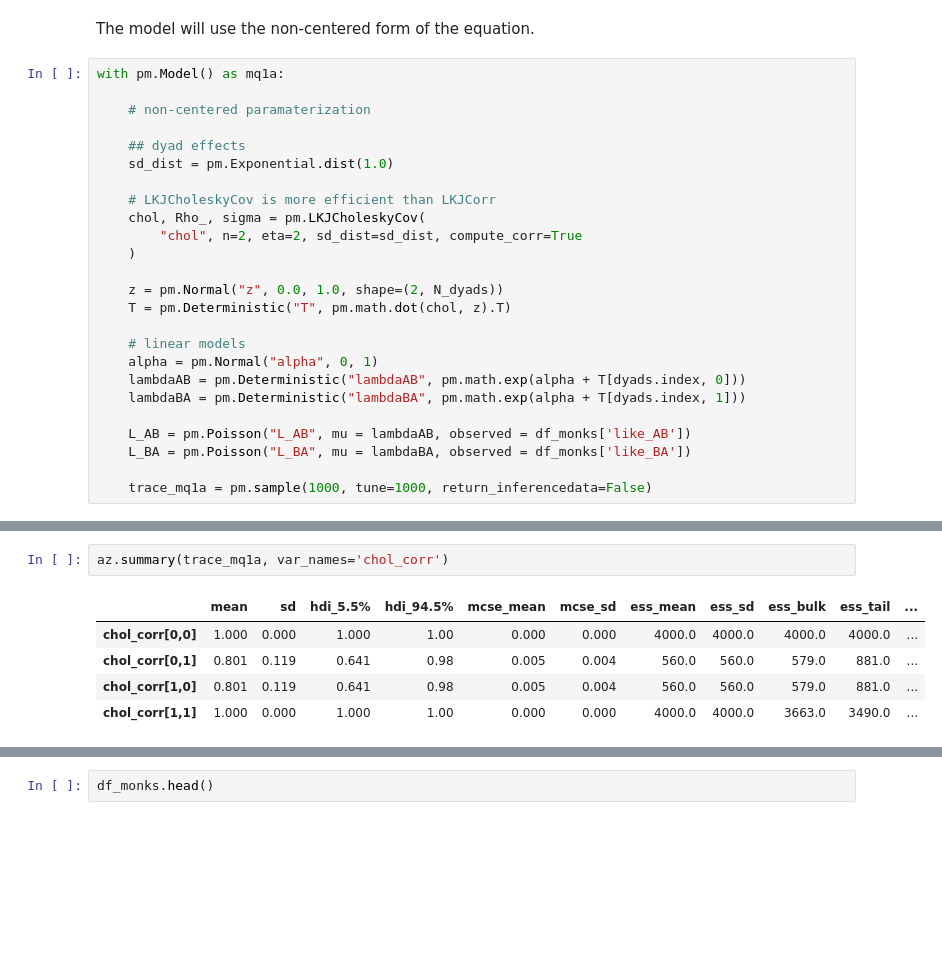
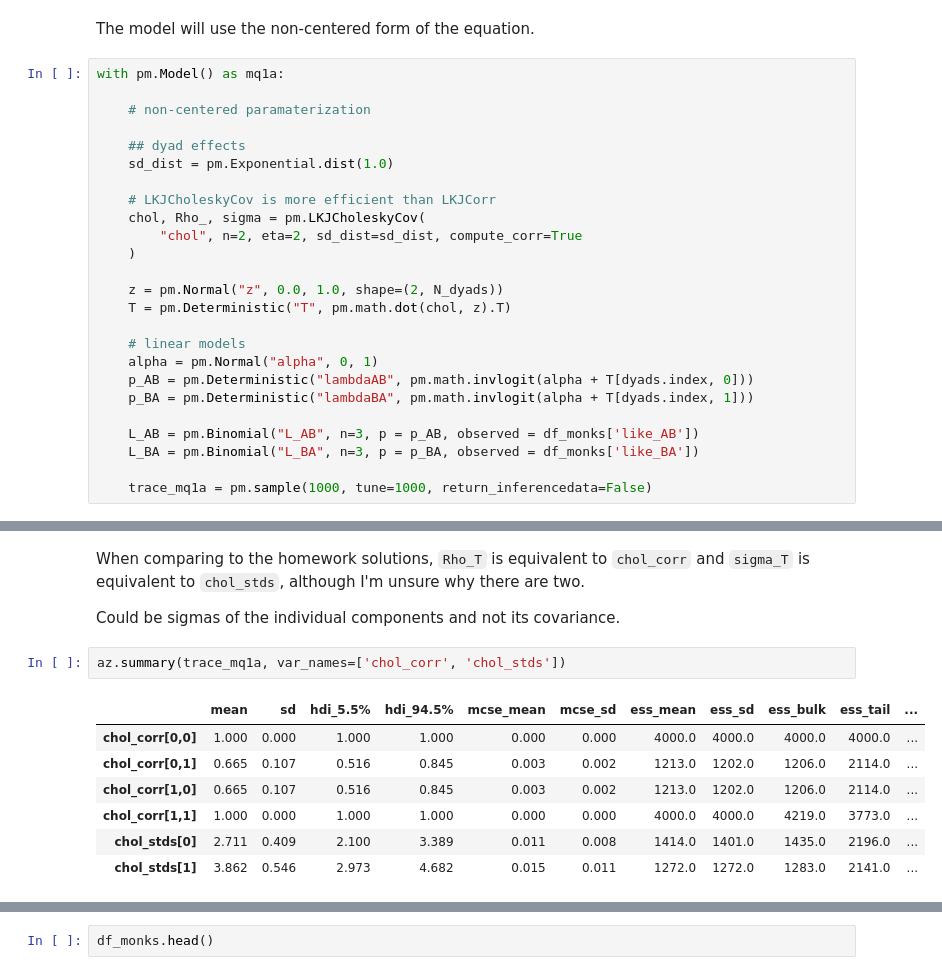
Before and after one commit to benslack19/stats_rethinking, a Jupyter notebook: SR_notebooks_2022/stats_rethinking_hw08.ipynb, the cells around one changed output, grey strips where cells are left out. Saved outputs shown, nothing was run; the diff lists cells and outputs as text; blank space fills up the shorter version.

```diff
--- a/SR_notebooks_2022/stats_rethinking_hw08.ipynb
+++ b/SR_notebooks_2022/stats_rethinking_hw08.ipynb
@@ -129,11 +137,11 @@ with pm.Model() as mq1a:
 
     # linear models
     alpha = pm.Normal("alpha", 0, 1)
-    lambdaAB = pm.Deterministic("lambdaAB", pm.math.exp(alpha + T[dyads.index, 0]))
-    lambdaBA = pm.Deterministic("lambdaBA", pm.math.exp(alpha + T[dyads.index, 1]))
+    p_AB = pm.Deterministic("lambdaAB", pm.math.invlogit(alpha + T[dyads.index, 0]))
+    p_BA = pm.Deterministic("lambdaBA", pm.math.invlogit(alpha + T[dyads.index, 1]))
 
-    L_AB = pm.Poisson("L_AB", mu = lambdaAB, observed = df_monks['like_AB'])
-    L_BA = pm.Poisson("L_BA", mu = lambdaBA, observed = df_monks['like_BA'])
+    L_AB = pm.Binomial("L_AB", n=3, p = p_AB, observed = df_monks['like_AB'])
+    L_BA = pm.Binomial("L_BA", n=3, p = p_BA, observed = df_monks['like_BA'])
 
     trace_mq1a = pm.sample(1000, tune=1000, return_inferencedata=False)
 # %% [output]
@@ -223,10 +228,16 @@ ax0.set(xlabel='correlation within dyads', ylabel='density', title='unsure if th
 [interactive output not drawn]
+# %% [markdown]
+When comparing to the homework solutions, `Rho_T` is equivalent to `chol_corr` and `sigma_T` is equivalent to `chol_stds`, although I'm unsure why there are two.
+
+Could be sigmas of the individual components and not its covariance.
 # %%
-az.summary(trace_mq1a, var_names='chol_corr')
+az.summary(trace_mq1a, var_names=['chol_corr', 'chol_stds'])
 # %% [output]
 |  | mean | sd | hdi_5.5% | hdi_94.5% | mcse_mean | mcse_sd | ess_mean | ess_sd | ess_bulk | ess_tail | ... |
-| chol_corr[0,0] | 1.000 | 0.000 | 1.000 | 1.00 | 0.000 | 0.000 | 4000.0 | 4000.0 | 4000.0 | 4000.0 | ... |
-| chol_corr[0,1] | 0.801 | 0.119 | 0.641 | 0.98 | 0.005 | 0.004 | 560.0 | 560.0 | 579.0 | 881.0 | ... |
-| chol_corr[1,0] | 0.801 | 0.119 | 0.641 | 0.98 | 0.005 | 0.004 | 560.0 | 560.0 | 579.0 | 881.0 | ... |
-| chol_corr[1,1] | 1.000 | 0.000 | 1.000 | 1.00 | 0.000 | 0.000 | 4000.0 | 4000.0 | 3663.0 | 3490.0 | ... |
+| chol_corr[0,0] | 1.000 | 0.000 | 1.000 | 1.000 | 0.000 | 0.000 | 4000.0 | 4000.0 | 4000.0 | 4000.0 | ... |
+| chol_corr[0,1] | 0.665 | 0.107 | 0.516 | 0.845 | 0.003 | 0.002 | 1213.0 | 1202.0 | 1206.0 | 2114.0 | ... |
+| chol_corr[1,0] | 0.665 | 0.107 | 0.516 | 0.845 | 0.003 | 0.002 | 1213.0 | 1202.0 | 1206.0 | 2114.0 | ... |
+| chol_corr[1,1] | 1.000 | 0.000 | 1.000 | 1.000 | 0.000 | 0.000 | 4000.0 | 4000.0 | 4219.0 | 3773.0 | ... |
+| chol_stds[0] | 2.711 | 0.409 | 2.100 | 3.389 | 0.011 | 0.008 | 1414.0 | 1401.0 | 1435.0 | 2196.0 | ... |
+| chol_stds[1] | 3.862 | 0.546 | 2.973 | 4.682 | 0.015 | 0.011 | 1272.0 | 1272.0 | 1283.0 | 2141.0 | ... |
 [interactive output not drawn]
```
Also changed, not shown: parts of 13 cells of this notebook, 3 other files.
